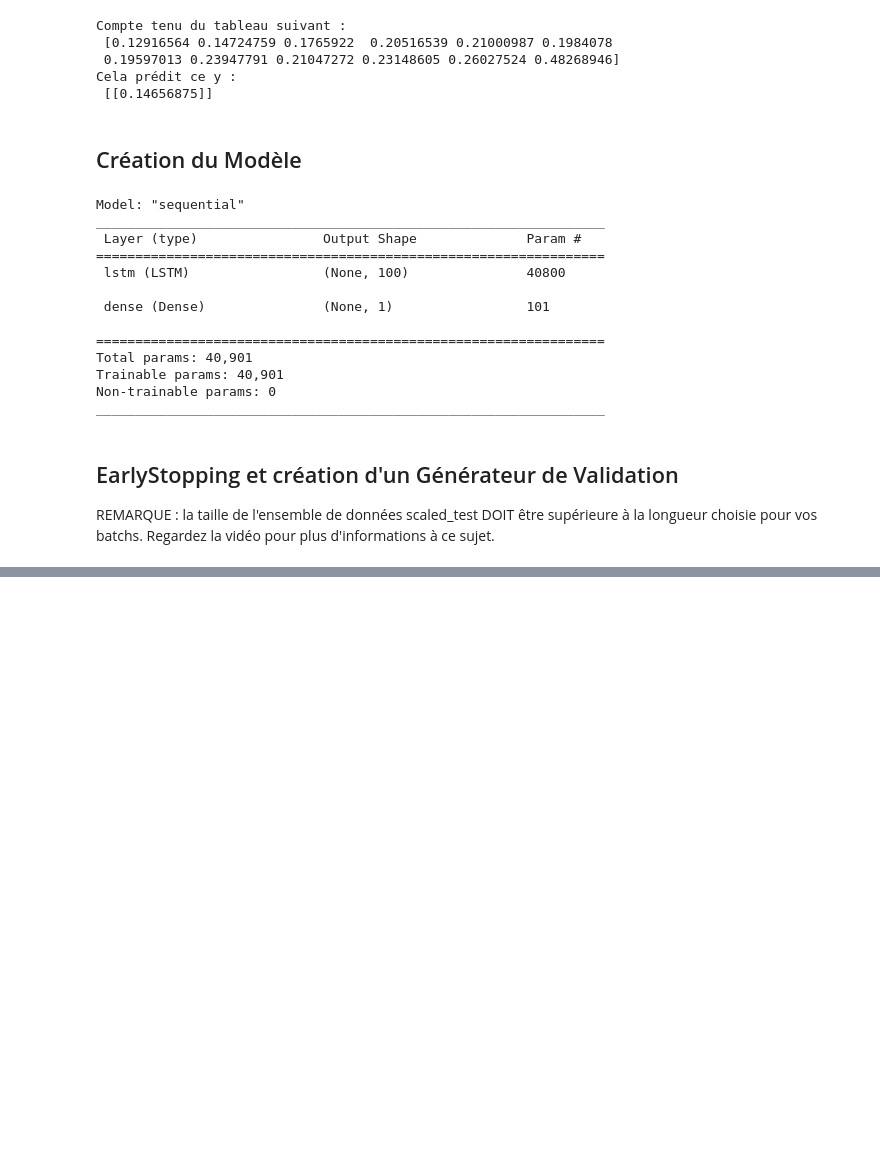
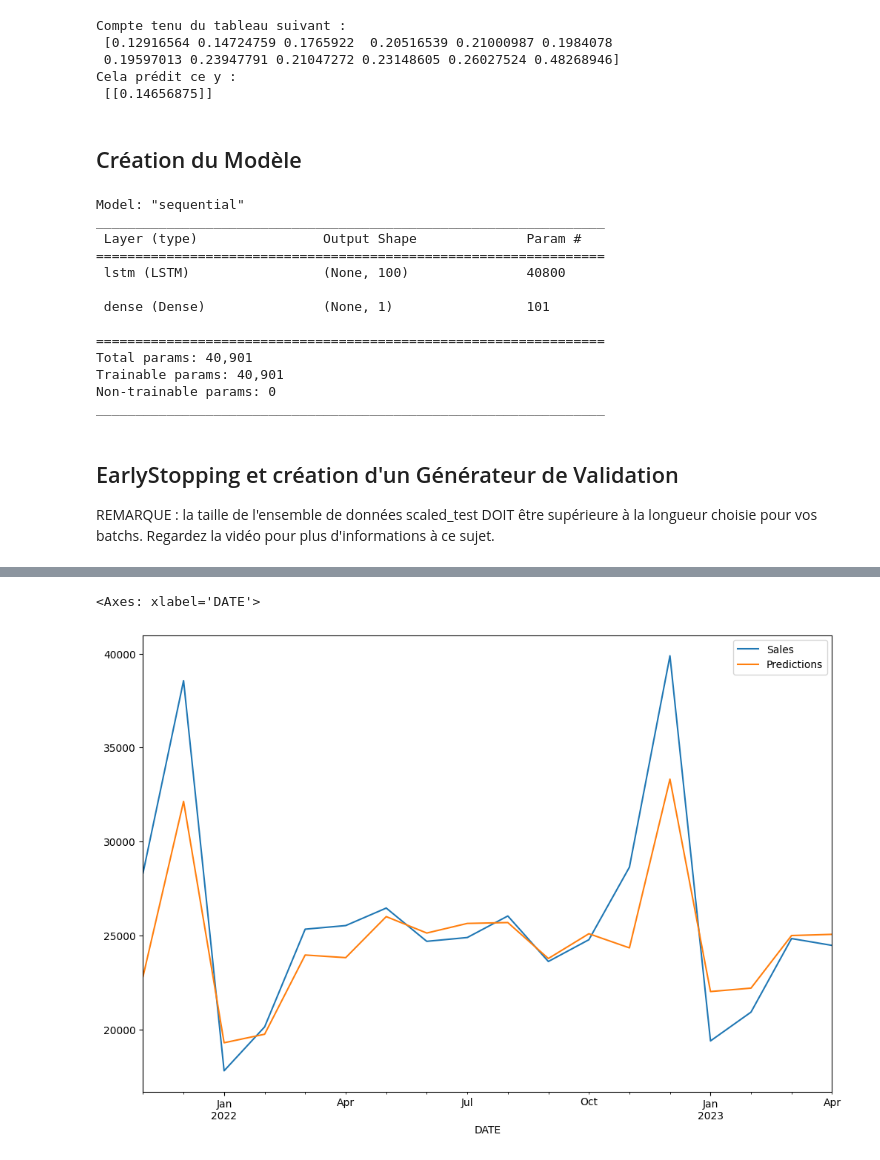
Before and after one commit to mouminaa/RNN, a Jupyter notebook: RSCCASN.ipynb, the cells around one changed output, grey strips where cells are left out. Cells and saved outputs as stored; diff of their text form; code cells hidden in the pictures; blank space fills up the shorter version.

Commit message:
modele

```diff
--- a/RSCCASN.ipynb
+++ b/RSCCASN.ipynb
@@ -203,0 +223,16 @@ losses.plot()
+# %%
+test_predictions = []
+
+first_eval_batch = scaler_train[-length:]
+current_batch = first_eval_batch.reshape((1, length, n_features))
+
+for i in range(len(test)):
+
+    # obtenir la prédiction avec 1 timestamp d'avance ([0] pour ne saisir que le nombre au lieu de [array])
+    current_pred = model.predict(current_batch)[0]
+
+    # stocker la prédiction
+    test_predictions.append(current_pred)
+
+    # mise à jour du batch pour inclure maintenant la prédiction et supprimer la première valeur
+    current_batch = np.append(current_batch[:,1:,:],[[current_pred]],axis=1)
@@ -203,0 +302,4 @@ losses.plot()
+# %%
+true_prediction = scaler.inverse_transform(test_predictions)
+# %%
+test['Predictions'] = true_prediction
@@ -203,0 +333,5 @@ losses.plot()
+# %%
+test.plot(figsize=(12,8))
+# %% [output]
+<Axes: xlabel='DATE'>
+[figure, added]
```
Also changed, not shown: parts of 17 cells of this notebook, 1 other file.
